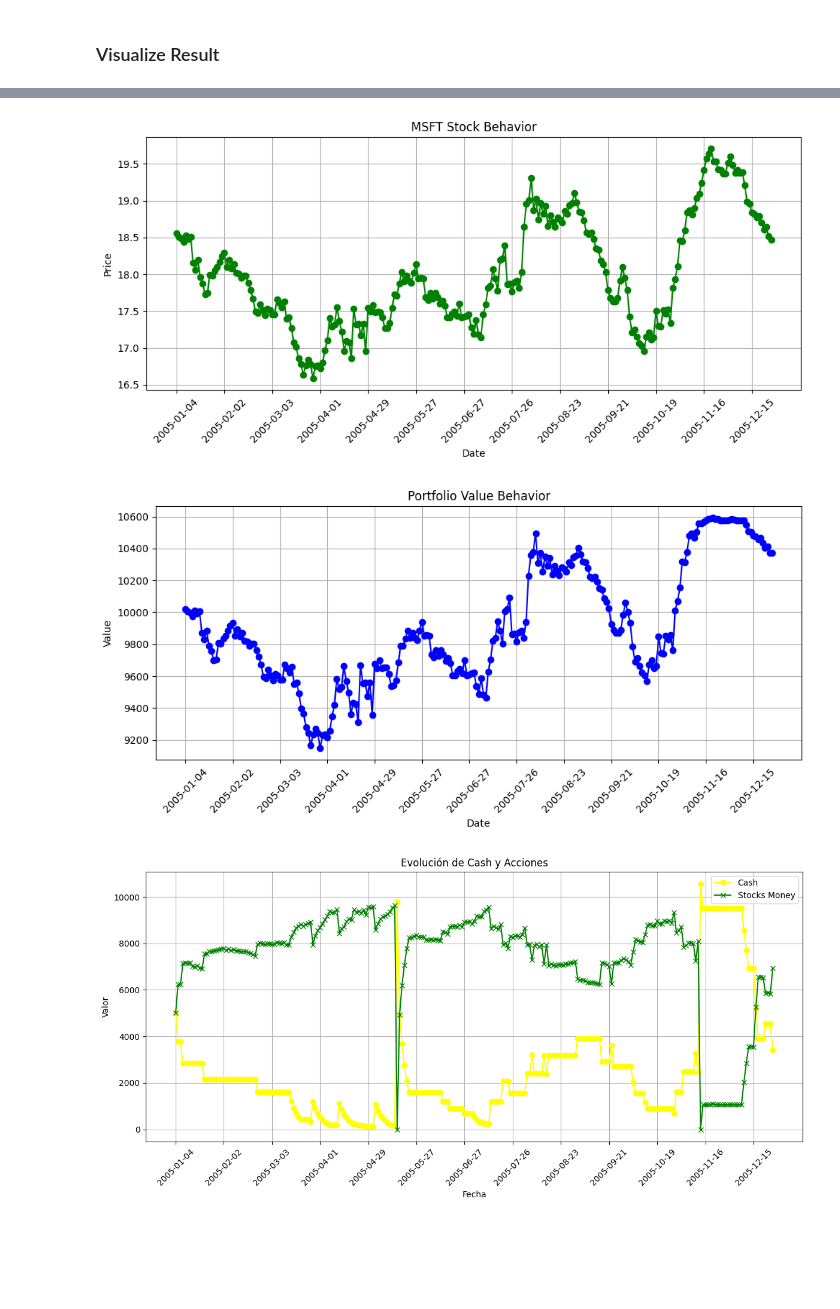
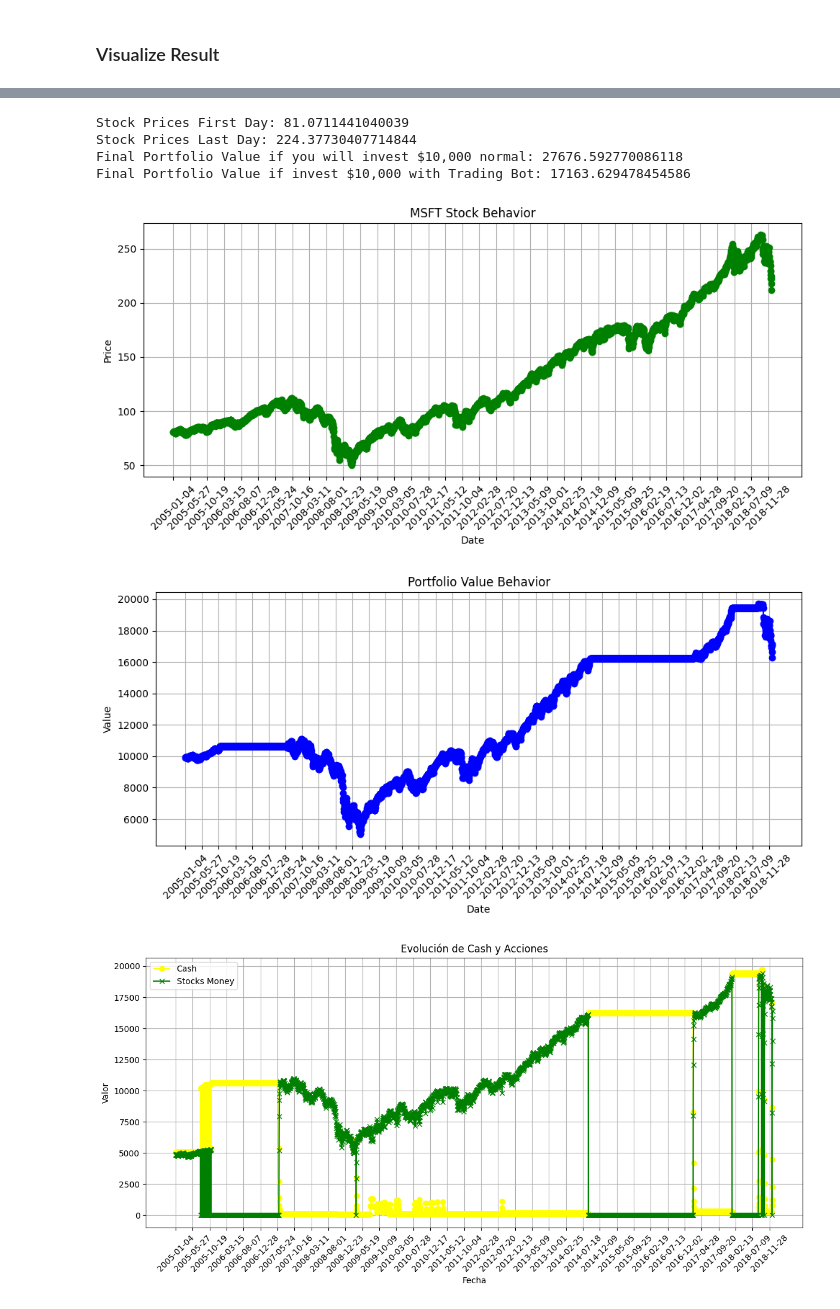
Before and after one commit to rodrigoEGnci/NLP_News_with_DQN_to_Stock_Market_Predictions, a Jupyter notebook: Experiments/Experiment 2.ipynb, the cells around one changed output, grey strips where cells are left out. Drawn from its saved outputs; the diff is of its cells as text; code cells hidden in the pictures; blank space fills up the shorter version.

Commit message:
Experiment 3

```diff
--- a/Experiments/Experiment 2.ipynb
+++ b/Experiments/Experiment 2.ipynb
@@ -515,4 +522,4 @@ class Agent:
 ### Initializing the DQN agent and Envirionment
 # %%
 agent = Agent(12, 7)
-env = TradingEnv(training_MSFT)
+env = TradingEnv(training_SPY)
@@ -574,13 +579,13 @@ Episode 2000  Average Score: 7.37 Average Total Value: 17838.44
 # %% [markdown]
 # Testing model
 # %%
-test_env = TradingEnv(testing_MSFT)
+test_env = TradingEnv(testing_SPY)
 # %%
 # Recreate the model architecture
 trained_model = DQN(input_dim=12, output_dim=7)  # adjust if your input/output sizes changed
 
 # Load the weights
-trained_model.load_state_dict(torch.load('dqn_trading_model.pth'))
+trained_model.load_state_dict(torch.load('Models/dqn_trading_Experiment_2.pth'))
 trained_model.eval()  # Set to evaluation mode
 # %% [output]
 DQN(
@@ -648,19 +641,20 @@ def group_actions(valor):
     elif "hold" in valor:
         return "hold"
 # %%
-#MSFT_stocks = MSFT_stocks.drop(['Unnamed: 0'], axis=1)
+#SPY_stocks = SPY_stocks.drop(['Unnamed: 0'], axis=1)
 
-test_vis_MSFT = MSFT_stocks[MSFT_stocks['Date'].str[:4] == '2005']
-test_vis_MSFT = test_vis_MSFT.drop(test_vis_MSFT.index[0])
-test_vis_MSFT = test_vis_MSFT.drop(test_vis_MSFT.tail(2).index)
-test_vis_MSFT = test_vis_MSFT.drop(['High', 'Low'], axis=1)
-test_vis_MSFT['v_Close'] = stock_price
-test_vis_MSFT['Prev_Action'] = actions
-test_vis_MSFT['Stocks_Held'] = stocks_held
-test_vis_MSFT['Actual_Cash'] = actual_cash
-test_vis_MSFT['Portfolio_Values'] = portfolio_values
+test_vis_SPY = SPY_stocks[SPY_stocks['Date'] >= '2005-01-01']
+test_vis_SPY = test_vis_SPY[test_vis_SPY['Date'] <= '2019-01-01']
+test_vis_SPY = test_vis_SPY.drop(test_vis_SPY.index[0])
+test_vis_SPY = test_vis_SPY.drop(test_vis_SPY.tail(2).index)
+test_vis_SPY = test_vis_SPY.drop(['High', 'Low'], axis=1)
+test_vis_SPY['v_Close'] = stock_price
+test_vis_SPY['Prev_Action'] = actions
+test_vis_SPY['Stocks_Held'] = stocks_held
+test_vis_SPY['Actual_Cash'] = actual_cash
+test_vis_SPY['Portfolio_Values'] = portfolio_values
 
-test_vis_MSFT['Prev_Action'] = test_vis_MSFT['Prev_Action'].map({
+test_vis_SPY['Prev_Action'] = test_vis_SPY['Prev_Action'].map({
     0: "hold",
     1: "Buy Small",
     2: "Buy Medium",
@@ -670,9 +664,9 @@ test_vis_MSFT['Prev_Action'] = test_vis_MSFT['Prev_Action'].map({
     6: "Sell All"
 })
 
-test_vis_MSFT['Stocks_Money'] = test_vis_MSFT['Close'] * test_vis_MSFT['Stocks_Held']
-test_vis_MSFT['Color_Action'] = test_vis_MSFT['Prev_Action'].apply(group_actions)
+test_vis_SPY['Stocks_Money'] = test_vis_SPY['Close'] * test_vis_SPY['Stocks_Held']
+test_vis_SPY['Color_Action'] = test_vis_SPY['Prev_Action'].apply(group_actions)
 
-test_vis_MSFT.head(10)
+test_vis_SPY.head(10)
 # %% [output]
 |  | Date | Close | v_Close | Prev_Action | Stocks_Held | Actual_Cash | Portfolio_Values | Stocks_Money | ... |
@@ -689,55 +683,67 @@ test_vis_MSFT.head(10)
+# %%
+normal_final_invest = 10000 * (test_vis_SPY['Close'].iloc[-1] / test_vis_SPY['Close'].iloc[0])
+
+print("Stock Prices First Day:", test_vis_SPY['Close'].iloc[0])
+print("Stock Prices Last Day:", test_vis_SPY['Close'].iloc[-1])
+print("Final Portfolio Value if you will invest $10,000 normal:", normal_final_invest)
+print("Final Portfolio Value if invest $10,000 with Trading Bot:", test_env.prev_portfolio_value)
+# %% [output]
+Stock Prices First Day: 81.0711441040039
+Stock Prices Last Day: 224.37730407714844
+Final Portfolio Value if you will invest $10,000 normal: 27676.592770086118
+Final Portfolio Value if invest $10,000 with Trading Bot: 17163.629478454586
 # %%
 plt.figure(figsize=(10, 5))
-plt.plot(test_vis_MSFT['Date'], test_vis_MSFT['Close'], marker='o', linestyle='-', color='green')
+plt.plot(test_vis_SPY['Date'], test_vis_SPY['Close'], marker='o', linestyle='-', color='green')
 plt.title('MSFT Stock Behavior')
 plt.xlabel('Date')
 plt.ylabel('Price')
 plt.grid(True)
 
-skip = 20
-plt.xticks(test_vis_MSFT['Date'][::skip], rotation=45)
+skip = 100
+plt.xticks(test_vis_SPY['Date'][::skip], rotation=45)
 
 plt.tight_layout()
 plt.show()
 # %% [output]
-[figure, old version]
+[figure, new version]
 # %%
 plt.figure(figsize=(10, 5))
-plt.plot(test_vis_MSFT['Date'], test_vis_MSFT['Portfolio_Values'], marker='o', linestyle='-', color='blue')
+plt.plot(test_vis_SPY['Date'], test_vis_SPY['Portfolio_Values'], marker='o', linestyle='-', color='blue')
 plt.title('Portfolio Value Behavior')
 plt.xlabel('Date')
 plt.ylabel('Value')
 plt.grid(True)
 
-skip = 20
-plt.xticks(test_vis_MSFT['Date'][::skip], rotation=45)
+skip = 100
+plt.xticks(test_vis_SPY['Date'][::skip], rotation=45)
 
 plt.tight_layout()
 plt.show()
 # %% [output]
-[figure, old version]
+[figure, new version]
 # %%
 plt.figure(figsize=(12, 6))
 
-plt.plot(test_vis_MSFT['Date'], test_vis_MSFT['Actual_Cash'], label='Cash', color='Yellow', marker='o')
-plt.plot(test_vis_MSFT['Date'], test_vis_MSFT['Stocks_Money'], label='Stocks Money', color='Green', marker='x')
+plt.plot(test_vis_SPY['Date'], test_vis_SPY['Actual_Cash'], label='Cash', color='Yellow', marker='o')
+plt.plot(test_vis_SPY['Date'], test_vis_SPY['Stocks_Money'], label='Stocks Money', color='Green', marker='x')
 
 # Configuración general
 plt.title('Evolución de Cash y Acciones')
 plt.xlabel('Fecha')
 plt.ylabel('Valor')
 plt.legend()
 plt.grid(True)
 
-skip = 20
-plt.xticks(test_vis_MSFT['Date'][::skip], rotation=45)
+skip = 100
+plt.xticks(test_vis_SPY['Date'][::skip], rotation=45)
 
 plt.tight_layout()
 
 # Mostrar
 plt.show()
 # %% [output]
-[figure, old version]
+[figure, new version]
 # %%
 import matplotlib.pyplot as plt
 import matplotlib.dates as mdates
```
Also changed, not shown: parts of 25 cells of this notebook, 20 other files.
